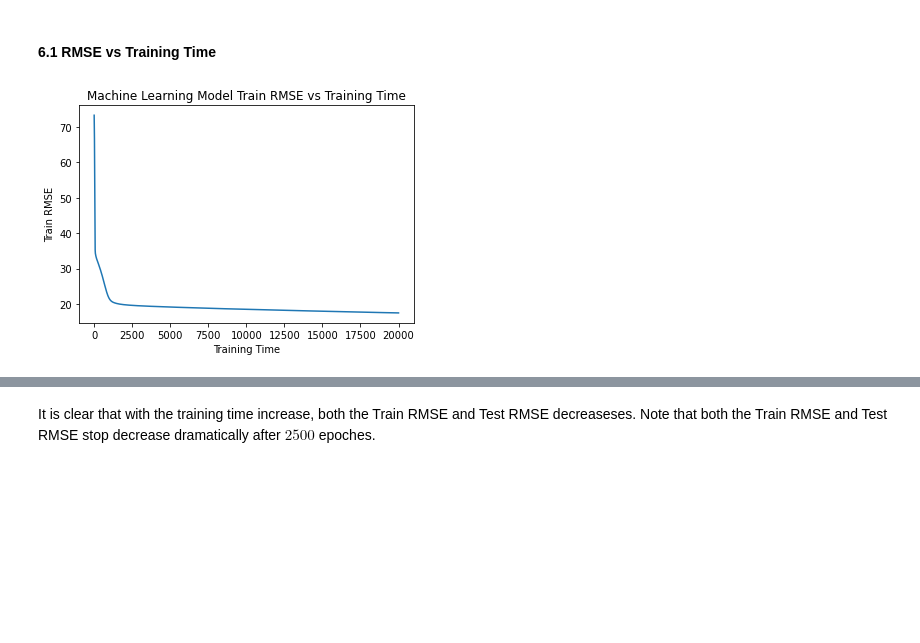
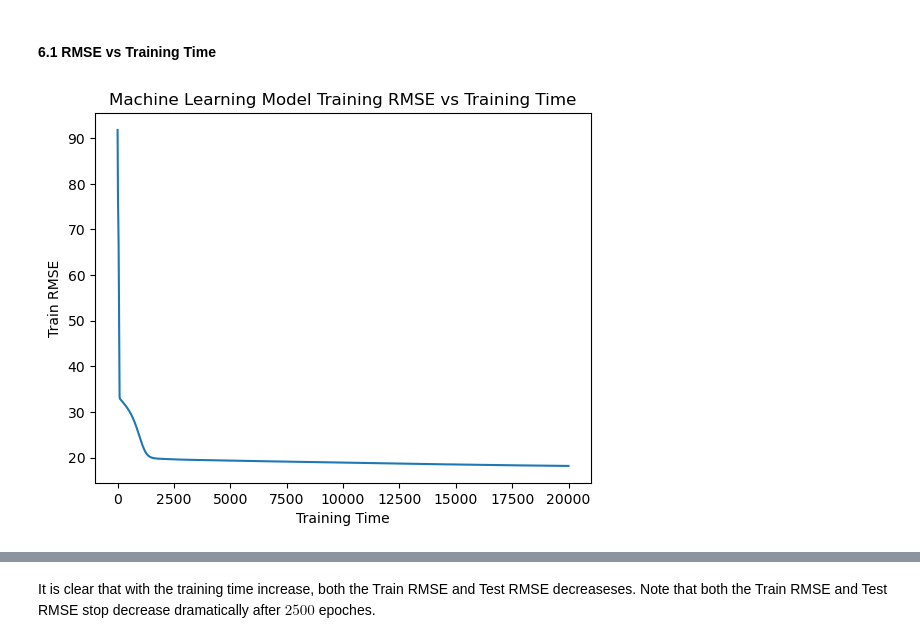
Before and after one commit to zimine/Data200-project, a Jupyter notebook: Final_writeup.ipynb, the cells around one changed output, grey strips where cells are left out. Saved outputs shown, nothing was run; the diff lists cells and outputs as text; code cells hidden in the pictures; blank space fills up the shorter version.

```diff
--- a/Final_writeup.ipynb
+++ b/Final_writeup.ipynb
@@ -661,10 +623,19 @@ first_2_pcs = pd.DataFrame(u[:,0:2]*s[0:2], columns = ['pc1','pc2'])
 # point_names = list(ca_whole['County Name'])
 # first_2_pcs['point'] = point_names
 cols = ca_standardized.columns.to_list()
-for col in cols:
-    plt.figure()
-    plt.scatter(first_2_pcs['pc1'],ca_standardized[col])
-    plt.ylabel(col)
-    plt.xlabel('pc1')
-    print(np.corrcoef(first_2_pcs['pc1'],ca_standardized[col])[0,1])
+valid_l = [1,2,6,7,8,9,10,11]
+for i in range(len(cols)):
+    col = cols[i]
+    if i in valid_l:
+        plt.figure()
+        plt.scatter(first_2_pcs['pc1'],ca_standardized[col],s=5)
+        plt.ylabel(col)
+        plt.xlabel('pc1')
+        print(col, np.corrcoef(first_2_pcs['pc1'],ca_standardized[col])[0,1])
+# for col in cols:
+#     plt.figure()
+#     plt.scatter(first_2_pcs['pc1'],ca_standardized[col],s=5)
+#     plt.ylabel(col)
+#     plt.xlabel('pc1')
+#     print(col, np.corrcoef(first_2_pcs['pc1'],ca_standardized[col])[0,1])
 # %% [output]
@@ -726,8 +670,9 @@ from scipy.stats import zscore
 # %% [markdown]
 ## 4.1 Train-test split
 # %%
-ca_whole = pd.read_csv('ca_whole.csv')
-predictors = ca_whole.drop(columns=['County Name', 'Date Local','AQI', 'Category'])
+ca_whole = pd.read_csv('ca_whole.csv',index_col=0)
+# predictors = ca_whole.drop(columns=['County Name', 'Date Local','AQI', 'Category'])
+predictors = ca_whole.drop(columns=['County Name', 'Date Local','AQI', 'Category','Month'])
 # predictors_standard = standard_unit(predictors)
 observed = ca_whole['AQI']
 
@@ -894,7 +817,7 @@ import seaborn as sns
 # %% [markdown]
 ### 2.Read Data and Process Data
 # %%
-ca_whole_ml = pd.read_csv('ca_whole.csv')
+ca_whole_ml = pd.read_csv('ca_whole.csv',index_col=0)
 # %% [markdown]
 Drop Outlier to avoid influence from Outliers
 # %%
@@ -905,7 +828,7 @@ ca_whole_ml = ca_whole_ml.loc[ca_whole_ml['AQI']<=max_aqi_ml]
 Split X and y
 # %%
 y_ml = ca_whole_ml.loc[:,['AQI']]
-X_ml= ca_whole_ml.drop(columns = ['County Name', 'Date Local','Category','AQI'])
+X_ml= ca_whole_ml.drop(columns = ['County Name', 'Date Local','Category','AQI','Month'])
 # %% [markdown]
 Split Data for Train(0.9) and Test(0.1)
 # %%
@@ -1014,12 +937,12 @@ for t in range(20000):
 # %%
 x_ml = np.arange(20000)
 plt.plot(x_ml,train_loss_ml)
-plt.title("Machine Learning Model Train RMSE vs Training Time")
+plt.title("Machine Learning Model Training RMSE vs Training Time")
 plt.xlabel("Training Time")
 plt.ylabel("Train RMSE")
 plt.show()
 # %% [output]
-[figure, old version]
+[figure, new version]
 # %%
 plt.plot(x_ml,test_loss_ml)
 plt.title("Machine Learning Model Test RMSE vs Training Time")
```
Also changed, not shown: parts of 54 cells of this notebook.
